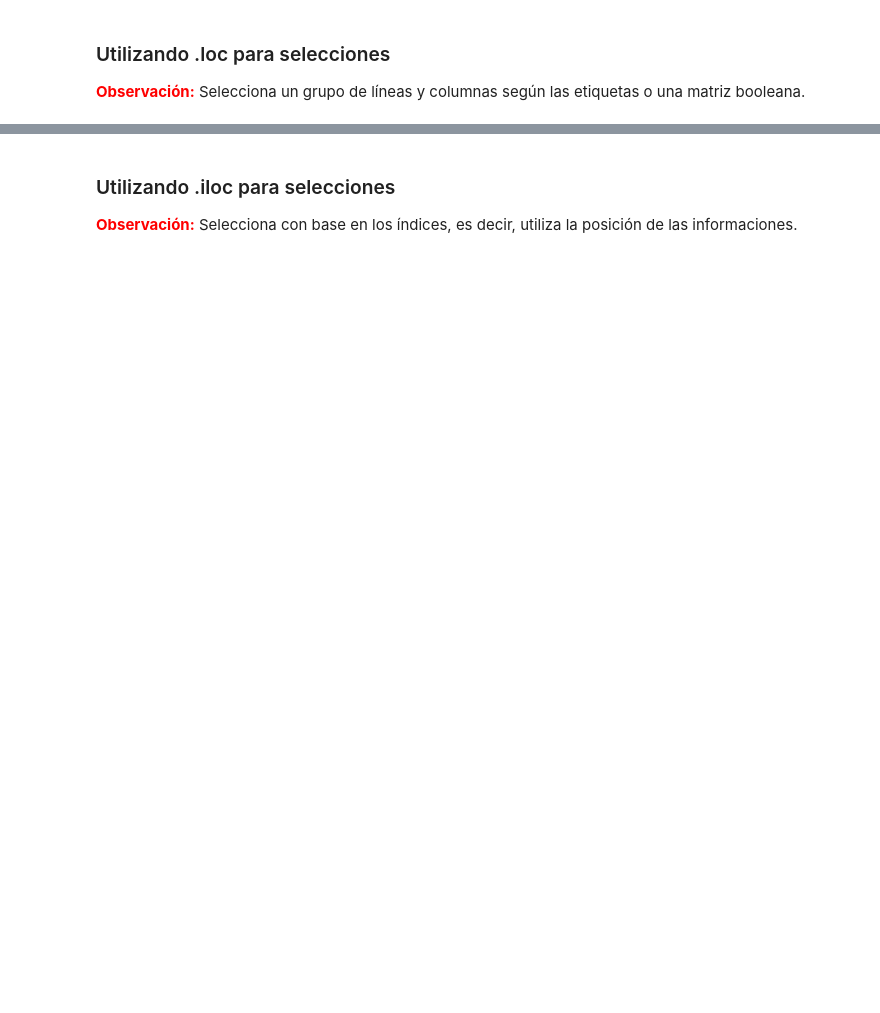
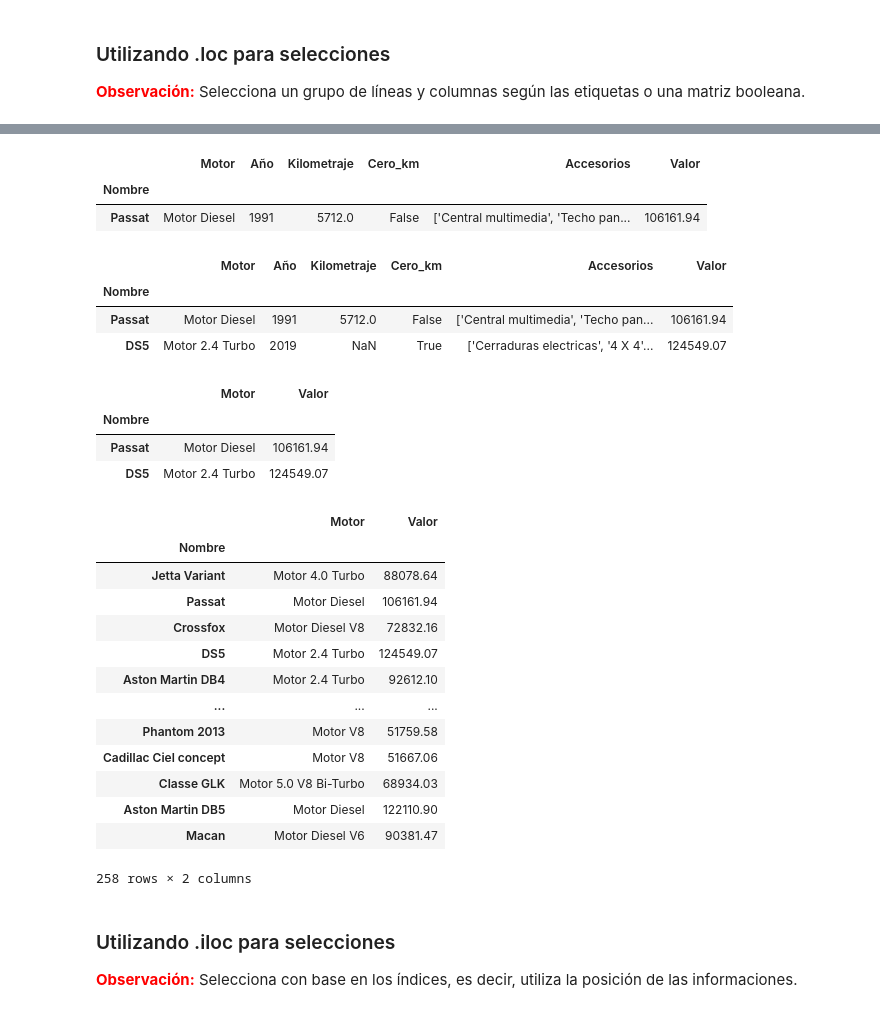
Before and after one commit to AngelMasterr/Python-para-Data-Science, a Jupyter notebook: Librerias_pandas_basico/Python_para_Data_Science_Pandas.ipynb, the cells around one changed output, grey strips where cells are left out. Drawn from its saved outputs; the diff is of its cells as text; code cells hidden in the pictures; blank space fills up the shorter version.

```diff
--- a/Librerias_pandas_basico/Python_para_Data_Science_Pandas.ipynb
+++ b/Librerias_pandas_basico/Python_para_Data_Science_Pandas.ipynb
@@ -698,3 +825,40 @@ datos = {
+# %%
+dataset3.loc[['Passat']]
+# %% [output]
+|  | Motor | Año | Kilometraje | Cero_km | Accesorios | Valor |
+| Nombre |  |  |  |  |  |  |
+| Passat | Motor Diesel | 1991 | 5712.0 | False | ['Central multimedia', 'Techo pan... | 106161.94 |
+# %%
+dataset3.loc[['Passat', 'DS5']]
+# %% [output]
+|  | Motor | Año | Kilometraje | Cero_km | Accesorios | Valor |
+| Nombre |  |  |  |  |  |  |
+| Passat | Motor Diesel | 1991 | 5712.0 | False | ['Central multimedia', 'Techo pan... | 106161.94 |
+| DS5 | Motor 2.4 Turbo | 2019 | NaN | True | ['Cerraduras electricas', '4 X 4'... | 124549.07 |
+# %%
+dataset3.loc[['Passat', 'DS5'], ['Motor', 'Valor']]
+# %% [output]
+|  | Motor | Valor |
+| Nombre |  |  |
+| Passat | Motor Diesel | 106161.94 |
+| DS5 | Motor 2.4 Turbo | 124549.07 |
+# %%
+dataset3.loc[:, ['Motor', 'Valor']]
+# %% [output]
+|  | Motor | Valor |
+| Nombre |  |  |
+| Jetta Variant | Motor 4.0 Turbo | 88078.64 |
+| Passat | Motor Diesel | 106161.94 |
+| Crossfox | Motor Diesel V8 | 72832.16 |
+| DS5 | Motor 2.4 Turbo | 124549.07 |
+| Aston Martin DB4 | Motor 2.4 Turbo | 92612.10 |
+| ... | ... | ... |
+| Phantom 2013 | Motor V8 | 51759.58 |
+| Cadillac Ciel concept | Motor V8 | 51667.06 |
+| Classe GLK | Motor 5.0 V8 Bi-Turbo | 68934.03 |
+| Aston Martin DB5 | Motor Diesel | 122110.90 |
+| Macan | Motor Diesel V6 | 90381.47 |
+258 rows × 2 columns
 # %% [markdown]
 ### Utilizando .iloc para selecciones
 
```
Also changed, not shown: parts of 23 cells of this notebook.
